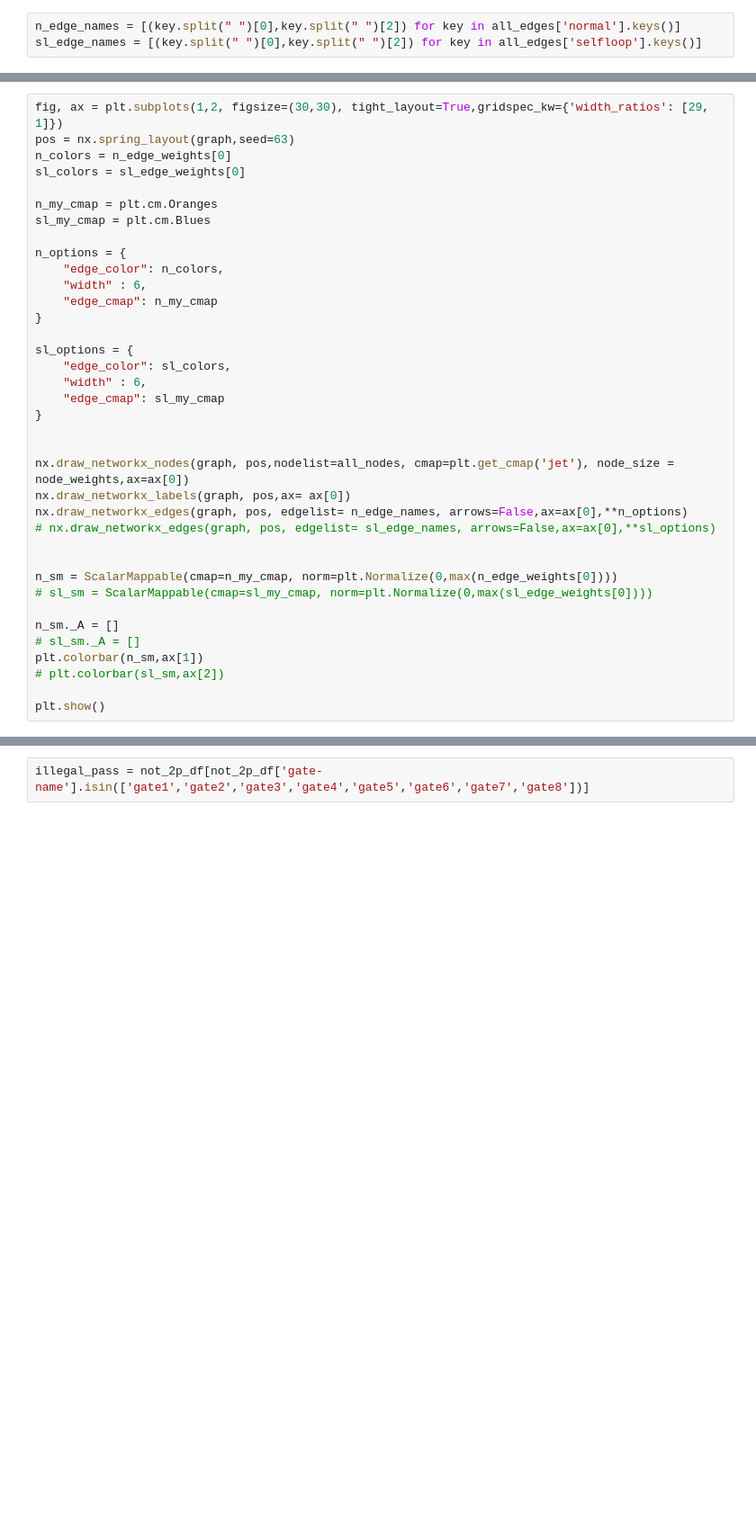
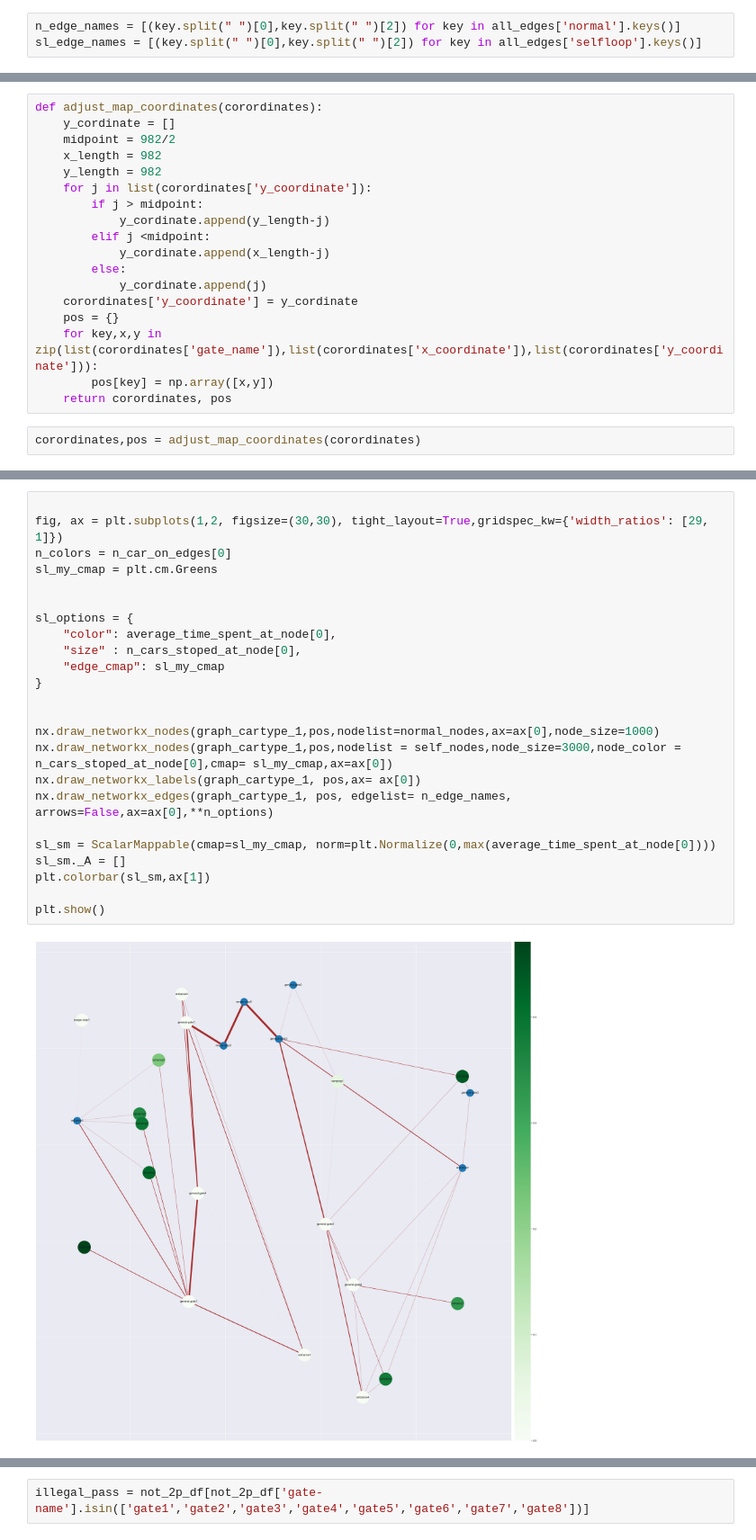
Before and after one commit to Visual-Analytics-2024/VA-Project, a Jupyter notebook: Python/Notebooks/basic data cleaning and visualizing.ipynb, the cells around one changed output, grey strips where cells are left out. Shown at 90% size. Saved outputs shown, nothing was run; the diff lists cells and outputs as text; blank space fills up the shorter version.

Commit message:
Netwrok graph added

```diff
--- a/Python/Notebooks/basic data cleaning and visualizing.ipynb
+++ b/Python/Notebooks/basic data cleaning and visualizing.ipynb
@@ -294,0 +336,20 @@ node_weights = node_weights*30000
+# %%
+def adjust_map_coordinates(corordinates):
+    y_cordinate = []
+    midpoint = 982/2
+    x_length = 982
+    y_length = 982
+    for j in list(corordinates['y_coordinate']):
+        if j > midpoint:
+            y_cordinate.append(y_length-j)
+        elif j <midpoint:
+            y_cordinate.append(x_length-j)
+        else:
+            y_cordinate.append(j)
+    corordinates['y_coordinate'] = y_cordinate
+    pos = {}
+    for key,x,y in zip(list(corordinates['gate_name']),list(corordinates['x_coordinate']),list(corordinates['y_coordinate'])):
+        pos[key] = np.array([x,y])
+    return corordinates, pos
+# %%
+corordinates,pos = adjust_map_coordinates(corordinates)
@@ -295,37 +363,26 @@ node_weights = node_weights*30000
 # %%
+
 fig, ax = plt.subplots(1,2, figsize=(30,30), tight_layout=True,gridspec_kw={'width_ratios': [29, 1]})
-pos = nx.spring_layout(graph,seed=63)
-n_colors = n_edge_weights[0]
-sl_colors = sl_edge_weights[0]
+n_colors = n_car_on_edges[0]
+sl_my_cmap = plt.cm.Greens
 
-n_my_cmap = plt.cm.Oranges
-sl_my_cmap = plt.cm.Blues
-
-n_options = {
-    "edge_color": n_colors,
-    "width" : 6,
-    "edge_cmap": n_my_cmap
-}
 
 sl_options = {
-    "edge_color": sl_colors,
-    "width" : 6,
+    "color": average_time_spent_at_node[0],
+    "size" : n_cars_stoped_at_node[0],
     "edge_cmap": sl_my_cmap
 }
 
 
-nx.draw_networkx_nodes(graph, pos,nodelist=all_nodes, cmap=plt.get_cmap('jet'), node_size = node_weights,ax=ax[0])
-nx.draw_networkx_labels(graph, pos,ax= ax[0])
-nx.draw_networkx_edges(graph, pos, edgelist= n_edge_names, arrows=False,ax=ax[0],**n_options)
-# nx.draw_networkx_edges(graph, pos, edgelist= sl_edge_names, arrows=False,ax=ax[0],**sl_options)
+nx.draw_networkx_nodes(graph_cartype_1,pos,nodelist=normal_nodes,ax=ax[0],node_size=1000)
+nx.draw_networkx_nodes(graph_cartype_1,pos,nodelist = self_nodes,node_size=3000,node_color = n_cars_stoped_at_node[0],cmap= sl_my_cmap,ax=ax[0])
+nx.draw_networkx_labels(graph_cartype_1, pos,ax= ax[0])
+nx.draw_networkx_edges(graph_cartype_1, pos, edgelist= n_edge_names, arrows=False,ax=ax[0],**n_options)
 
-
-n_sm = ScalarMappable(cmap=n_my_cmap, norm=plt.Normalize(0,max(n_edge_weights[0])))
-# sl_sm = ScalarMappable(cmap=sl_my_cmap, norm=plt.Normalize(0,max(sl_edge_weights[0])))
-
-n_sm._A = []
-# sl_sm._A = []
-plt.colorbar(n_sm,ax[1])
-# plt.colorbar(sl_sm,ax[2])
+sl_sm = ScalarMappable(cmap=sl_my_cmap, norm=plt.Normalize(0,max(average_time_spent_at_node[0])))
+sl_sm._A = []
+plt.colorbar(sl_sm,ax[1])
 
 plt.show()
+# %% [output]
+[figure, added]
```
Also changed, not shown: parts of 47 cells of this notebook, 1 other file.
